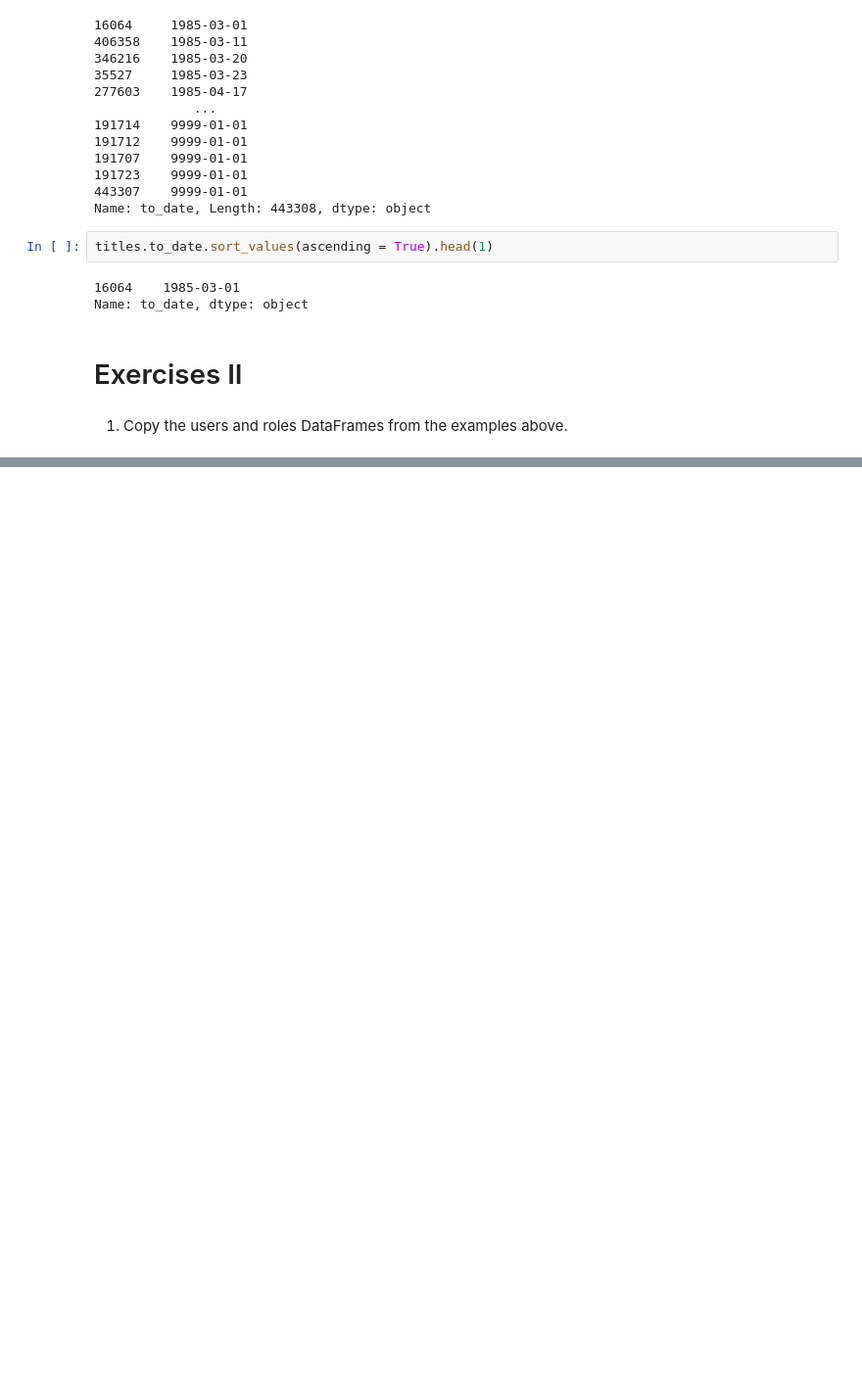
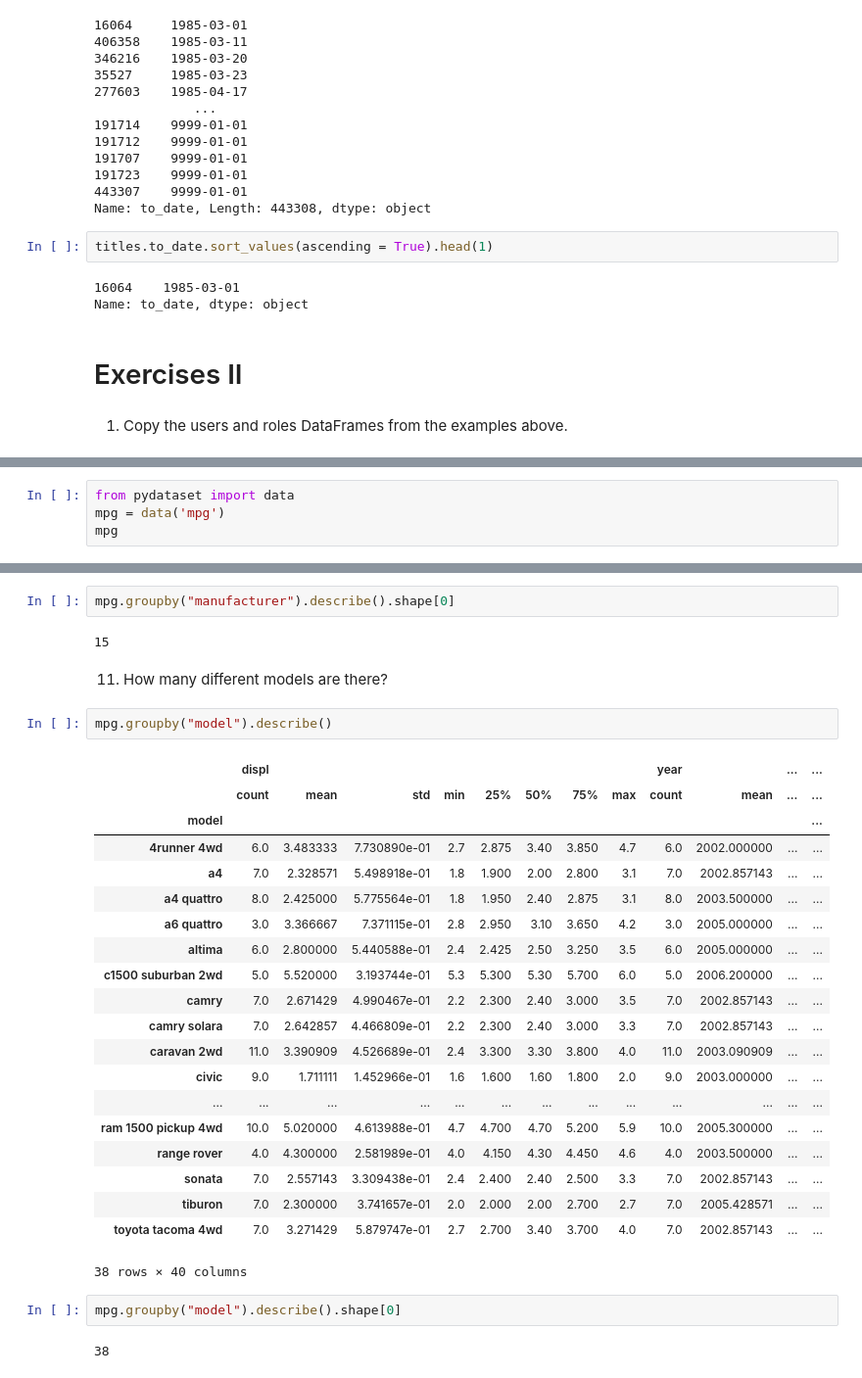
Before and after one commit to DilipBista/numpy-pandas-visualization-exercises, a Jupyter notebook: advanced_DataFrames.ipynb, the cells around one changed output, grey strips where cells are left out. Shown at 98% size. Cells and saved outputs as stored; diff of their text form; blank space fills up the shorter version.

```diff
--- a/advanced_DataFrames.ipynb
+++ b/advanced_DataFrames.ipynb
@@ -350,0 +421,4 @@ Do automatic or manual cars have better miles per gallon?
+# %%
+from pydataset import data
+mpg = data('mpg')
+mpg
@@ -350,0 +549,34 @@ Do automatic or manual cars have better miles per gallon?
+# %%
+mpg.groupby("manufacturer").describe().shape[0]
+# %% [output]
+15
+# %% [markdown]
+
+11. How many different models are there?
+# %%
+mpg.groupby("model").describe()
+# %% [output]
+|  | displ |  |  |  |  |  |  |  | year |  | ... | ... |
+|  | count | mean | std | min | 25% | 50% | 75% | max | count | mean | ... | ... |
+| model |  |  |  |  |  |  |  |  |  |  |  | ... |
+| 4runner 4wd | 6.0 | 3.483333 | 7.730890e-01 | 2.7 | 2.875 | 3.40 | 3.850 | 4.7 | 6.0 | 2002.000000 | ... | ... |
+| a4 | 7.0 | 2.328571 | 5.498918e-01 | 1.8 | 1.900 | 2.00 | 2.800 | 3.1 | 7.0 | 2002.857143 | ... | ... |
+| a4 quattro | 8.0 | 2.425000 | 5.775564e-01 | 1.8 | 1.950 | 2.40 | 2.875 | 3.1 | 8.0 | 2003.500000 | ... | ... |
+| a6 quattro | 3.0 | 3.366667 | 7.371115e-01 | 2.8 | 2.950 | 3.10 | 3.650 | 4.2 | 3.0 | 2005.000000 | ... | ... |
+| altima | 6.0 | 2.800000 | 5.440588e-01 | 2.4 | 2.425 | 2.50 | 3.250 | 3.5 | 6.0 | 2005.000000 | ... | ... |
+| c1500 suburban 2wd | 5.0 | 5.520000 | 3.193744e-01 | 5.3 | 5.300 | 5.30 | 5.700 | 6.0 | 5.0 | 2006.200000 | ... | ... |
+| camry | 7.0 | 2.671429 | 4.990467e-01 | 2.2 | 2.300 | 2.40 | 3.000 | 3.5 | 7.0 | 2002.857143 | ... | ... |
+| camry solara | 7.0 | 2.642857 | 4.466809e-01 | 2.2 | 2.300 | 2.40 | 3.000 | 3.3 | 7.0 | 2002.857143 | ... | ... |
+| caravan 2wd | 11.0 | 3.390909 | 4.526689e-01 | 2.4 | 3.300 | 3.30 | 3.800 | 4.0 | 11.0 | 2003.090909 | ... | ... |
+| civic | 9.0 | 1.711111 | 1.452966e-01 | 1.6 | 1.600 | 1.60 | 1.800 | 2.0 | 9.0 | 2003.000000 | ... | ... |
+| ... | ... | ... | ... | ... | ... | ... | ... | ... | ... | ... | ... | ... |
+| ram 1500 pickup 4wd | 10.0 | 5.020000 | 4.613988e-01 | 4.7 | 4.700 | 4.70 | 5.200 | 5.9 | 10.0 | 2005.300000 | ... | ... |
+| range rover | 4.0 | 4.300000 | 2.581989e-01 | 4.0 | 4.150 | 4.30 | 4.450 | 4.6 | 4.0 | 2003.500000 | ... | ... |
+| sonata | 7.0 | 2.557143 | 3.309438e-01 | 2.4 | 2.400 | 2.40 | 2.500 | 3.3 | 7.0 | 2002.857143 | ... | ... |
+| tiburon | 7.0 | 2.300000 | 3.741657e-01 | 2.0 | 2.000 | 2.00 | 2.700 | 2.7 | 7.0 | 2005.428571 | ... | ... |
+| toyota tacoma 4wd | 7.0 | 3.271429 | 5.879747e-01 | 2.7 | 2.700 | 3.40 | 3.700 | 4.0 | 7.0 | 2002.857143 | ... | ... |
+38 rows × 40 columns
+# %%
+mpg.groupby("model").describe().shape[0]
+# %% [output]
+38
```
Also changed, not shown: parts of 50 cells of this notebook, 4 other files.
